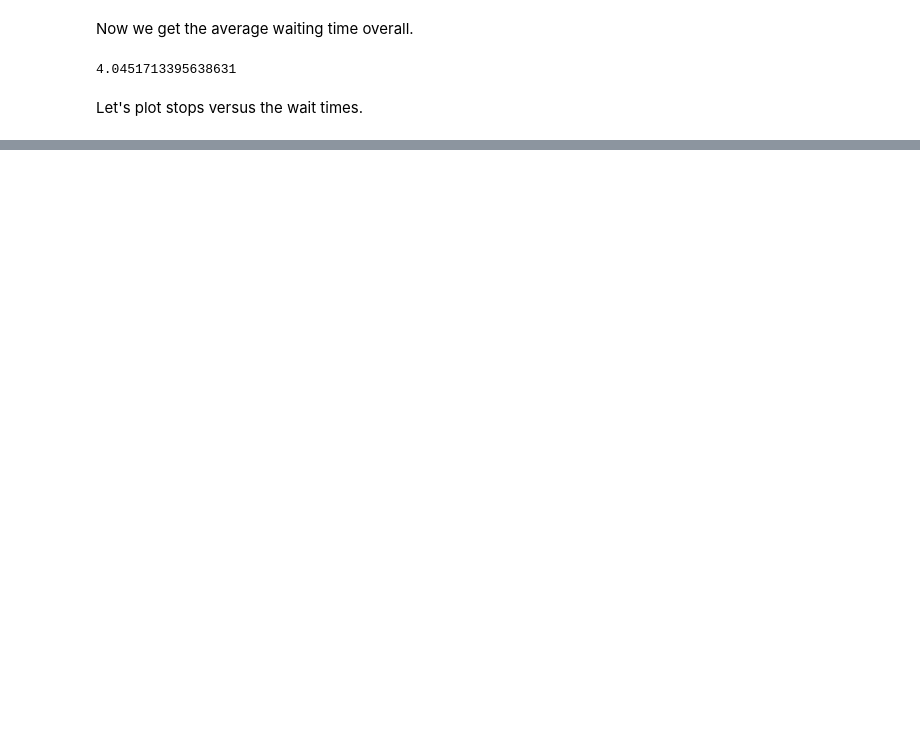
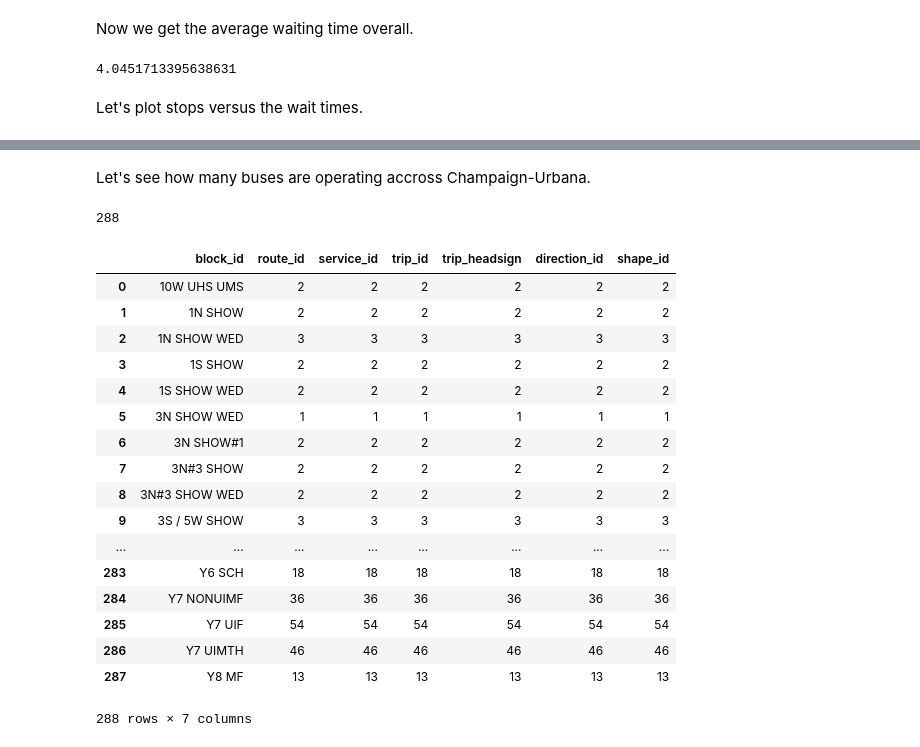
Before and after one commit to ariansacct/project-spring2017, a Jupyter notebook: part1/component1.ipynb, the cells around one changed output, grey strips where cells are left out. Cells and saved outputs as stored; diff of their text form; code cells hidden in the pictures; blank space fills up the shorter version.

```diff
--- a/part1/component1.ipynb
+++ b/part1/component1.ipynb
@@ -170,0 +175,28 @@ stops.head()
+# %% [markdown]
+Let's see how many buses are operating accross Champaign-Urbana.
+# %%
+trips["block_id"].unique().size
+# %% [output]
+288
+# %%
+t = trips.groupby('block_id').count()
+t.reset_index()
+# %% [output]
+|  | block_id | route_id | service_id | trip_id | trip_headsign | direction_id | shape_id |
+| 0 | 10W UHS UMS | 2 | 2 | 2 | 2 | 2 | 2 |
+| 1 | 1N SHOW | 2 | 2 | 2 | 2 | 2 | 2 |
+| 2 | 1N SHOW WED | 3 | 3 | 3 | 3 | 3 | 3 |
+| 3 | 1S SHOW | 2 | 2 | 2 | 2 | 2 | 2 |
+| 4 | 1S SHOW WED | 2 | 2 | 2 | 2 | 2 | 2 |
+| 5 | 3N SHOW WED | 1 | 1 | 1 | 1 | 1 | 1 |
+| 6 | 3N SHOW#1 | 2 | 2 | 2 | 2 | 2 | 2 |
+| 7 | 3N#3 SHOW | 2 | 2 | 2 | 2 | 2 | 2 |
+| 8 | 3N#3 SHOW WED | 2 | 2 | 2 | 2 | 2 | 2 |
+| 9 | 3S / 5W SHOW | 3 | 3 | 3 | 3 | 3 | 3 |
+| ... | ... | ... | ... | ... | ... | ... | ... |
+| 283 | Y6 SCH | 18 | 18 | 18 | 18 | 18 | 18 |
+| 284 | Y7 NONUIMF | 36 | 36 | 36 | 36 | 36 | 36 |
+| 285 | Y7 UIF | 54 | 54 | 54 | 54 | 54 | 54 |
+| 286 | Y7 UIMTH | 46 | 46 | 46 | 46 | 46 | 46 |
+| 287 | Y8 MF | 13 | 13 | 13 | 13 | 13 | 13 |
+288 rows × 7 columns
```
Also changed, not shown: parts of 4 cells of this notebook.
